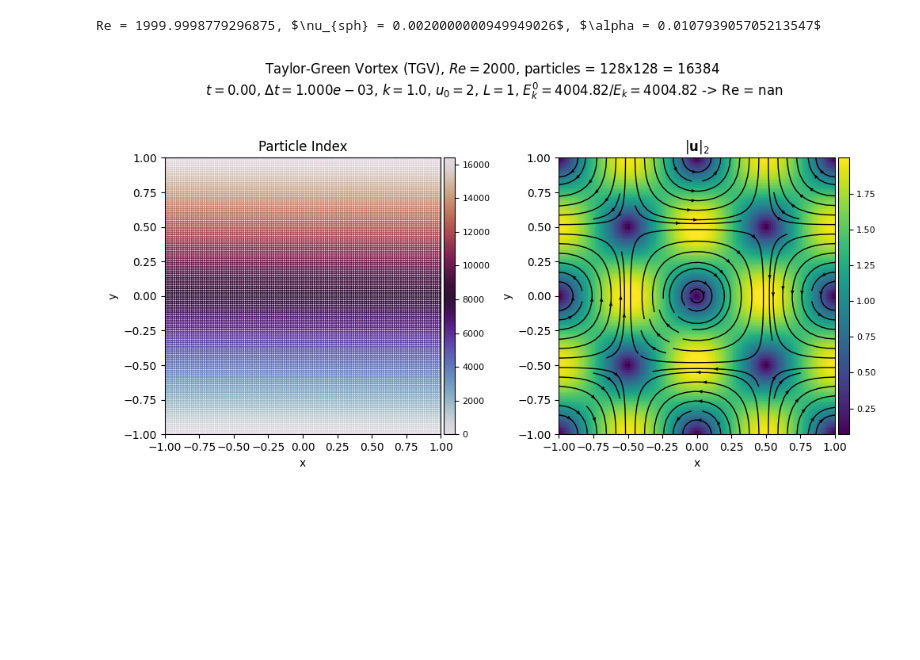
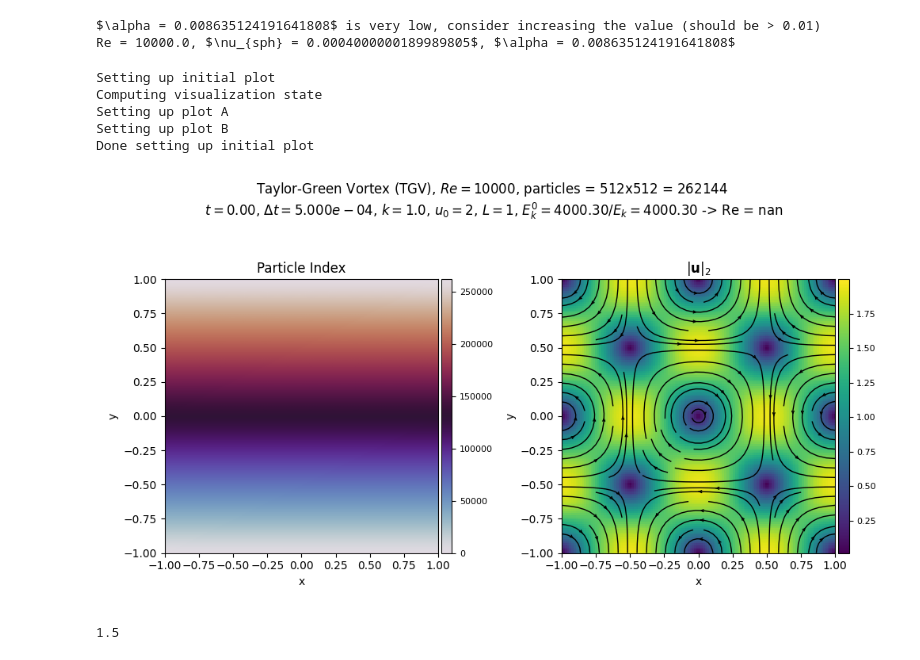
Before and after one commit to wi-re/diffSPH, a Jupyter notebook: partiBench/01_TGV.ipynb, the cells around one changed output. Cells and saved outputs as stored; diff of their text form; code cells hidden in the pictures; blank space fills up the shorter version.

```diff
--- a/partiBench/01_TGV.ipynb
+++ b/partiBench/01_TGV.ipynb
@@ -29,12 +29,12 @@ with open(configurationFile, 'r') as f:
 
 config = tomli.loads(config)
 # %%
-nx = 128
+nx = 512
 L = 1
 u_mag = 2
 k = 1 * np.pi
 TGV_override = False
-targetRe = 2000
+targetRe = 10000
 
 config['domain']['minExtent'] = -L
 config['domain']['maxExtent'] =  L
@@ -49,7 +49,8 @@ setViscosityParameters(config, targetRe, L, u_mag)
 
 print(rf'Re = {config["diffusion"]["Re"]}, $\nu_{{sph}} = {config["diffusion"]["nu_sph"]}$, $\alpha = {config["diffusion"]["alpha"]}$')
 # %% [output]
-Re = 1999.9998779296875, $\nu_{sph} = 0.0020000000949949026$, $\alpha = 0.010793905705213547$
+$\alpha = 0.008635124191641808$ is very low, consider increasing the value (should be > 0.01)
+Re = 10000.0, $\nu_{sph} = 0.0004000000189989805$, $\alpha = 0.008635124191641808$
 # %%
 from diffSPH.v2.sampling import sampleNoisyParticles
 from diffSPH.v2.modules.divergence import computeDivergence
@@ -71,12 +72,12 @@ initialVelocities = particleState['velocities'].clone()
 particleState['Eks'] =  (0.5 * particleState['areas'] * particleState['densities'] * torch.linalg.norm(initialVelocities, dim = -1)**2)
 particleState['E_k'] = particleState['Eks'].sum().cpu().detach().item()
 
-perennialState = {
-    'fluid': copy.deepcopy(particleState),
-    'time': 0.0,
-    'timestep': 0,
-    'dt': config['timestep']['dt'],
-}
+# perennialState = {
+#     'fluid': copy.deepcopy(particleState),
+#     'time': 0.0,
+#     'timestep': 0,
+#     'dt': config['timestep']['dt'],
+# }
 # del particleState['neighborhood']
 # %%
 # from diffSPH.v2.plotting import computePSD, plotFFT, plotPSD, mapToGrid, visualizeParticleQuantity
@@ -103,30 +106,37 @@ perennialState = {
 # %%
 from diffSPH.v2.plotting import updatePlots
 from diffSPH.v2.runner import runSimulation, setupSimulation
 
 def callBackFn(perennialState, particleState, config, plotStates, fig, axis, frameStatistics):
     E_k = perennialState['fluid']['E_k']
     nu_total = np.log(E_k / E_k0) / (-4 *  perennialState['time'] * k**2 )
     Re = u_mag * 2 / nu_total
     title = fig.suptitle(f'Taylor-Green Vortex (TGV), $Re = {targetRe}$, particles = {nx}x{nx} = {nx**2}\n $t = {perennialState["time"]:.2f}$, $\Delta t = {perennialState["dt"]:.3e}$, $k = {k/np.pi}$, $u_0 = {u_mag}$, $L = {L}$, $E_k^0 = {Ek0.sum():.2f}$/$E_k = {particleState["E_k"]:.2f}$ -> Re = {Re}')
 
-
+config['timestep']['active'] = False
+config['timestep']['dt'] = 5e-4
 initialState = {
     'fluid': particleState,
     'time': 0.0,
     'timestep': 0,
-    'dt': config['timestep']['dt'],
+    'dt': torch.tensor(5e-4, device = config['compute']['device']),
 }
 
 perennialState, fig, axis, plotStates, priorState, pbar, stats = setupSimulation(initialState, config, stepLimit = -1, timeLimit = 1)
+
 E_k0 =  (0.5 * particleState['areas'] * particleState['densities'] * torch.linalg.norm(initialVelocities, dim = -1)**2).sum().detach().cpu().numpy()
 E_k = (0.5 * torch.sum(perennialState['fluid']['areas'] * perennialState['fluid']['densities'] * torch.linalg.norm(perennialState['fluid']['velocities'], dim = 1)**2)).sum().detach().cpu().numpy()
 nu_total = np.log(E_k / E_k0) / (-4 *  perennialState['time'] * k**2 )
 Re = u_mag * 2 / nu_total
 
 title = fig.suptitle(f'Taylor-Green Vortex (TGV), $Re = {targetRe}$, particles = {nx}x{nx} = {nx**2}\n $t = {perennialState["time"]:.2f}$, $\Delta t = {perennialState["dt"]:.3e}$, $k = {k/np.pi}$, $u_0 = {u_mag}$, $L = {L}$, $E_k^0 = {Ek0.sum():.2f}$/$E_k = {particleState["E_k"]:.2f}$ -> Re = {Re}')
 fig.tight_layout()
 
 # updatePlots(perennialState, particleState, config, plotStates, fig, axis)
 # %% [output]
+Setting up initial plot
+Computing visualization state
+Setting up plot A
+Setting up plot B
+Done setting up initial plot
-[figure, old version]
+[figure, new version]
@@ -133 +157,5 @@ fig.tight_layout()
+# %%
+config['neighborhood']['verletScale']
+# %% [output]
+1.5
 # %%
```
Also changed, not shown: parts of 6 cells of this notebook, 9 other files.
